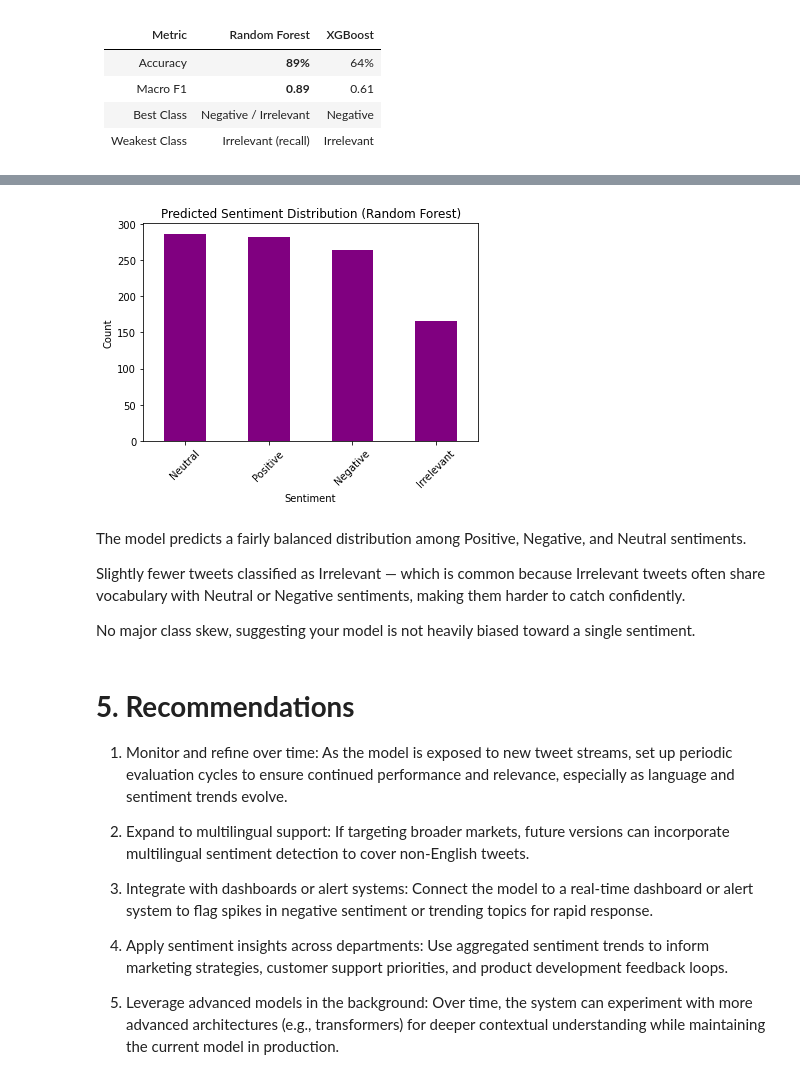
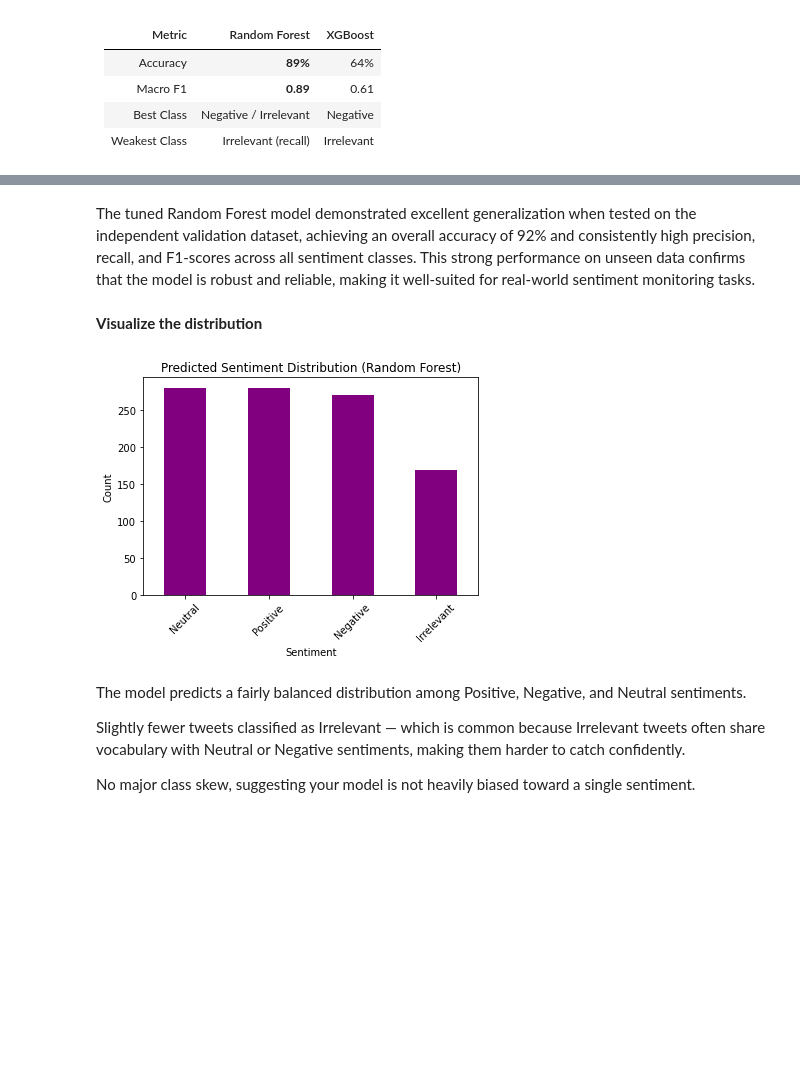
Before and after one commit to Salrahim21/twitter-sentiment-dashboard, a Jupyter notebook: Notebook.ipynb, the cells around one changed output, grey strips where cells are left out. Drawn from its saved outputs; the diff is of its cells as text; code cells hidden in the pictures; blank space fills up the shorter version.

```diff
--- a/Notebook.ipynb
+++ b/Notebook.ipynb
@@ -574,0 +642,7 @@ print("Best parameters:", random_search.best_params_)
+# %%
+# Save the hyperparameter tuned model
+
+import pickle
+
+with open('rf_pipeline_tuned.pkl', 'wb') as f:
+    pickle.dump(best_model, f)
@@ -574,0 +653,21 @@ print("Best parameters:", random_search.best_params_)
+# %%
+# Load tuned Random Forest pipeline
+with open("rf_pipeline_tuned.pkl", "rb") as f:
+    rf_pipeline_tuned = pickle.load(f)
+
+# Load validation dataset
+val_file_path = 'data/twitter_validation.csv'
+val_df = pd.read_csv(val_file_path)
+
+# Predict using the tuned pipeline
+val_rf_tuned_preds = rf_pipeline_tuned.predict(val_df['Text'].astype(str))
+
+# Attach predictions
+val_df['Predicted_Sentiment_RF_Tuned'] = val_rf_tuned_preds
+
+# Evaluate predictions vs true labels
+print("Tuned Random Forest on Validation Set — Classification Report:\n")
+print(classification_report(val_df['Sentiment'], val_df['Predicted_Sentiment_RF_Tuned']))
+
+print("\nTuned Random Forest on Validation Set — Confusion Matrix:\n")
+print(confusion_matrix(val_df['Sentiment'], val_df['Predicted_Sentiment_RF_Tuned']))
@@ -575,29 +695,22 @@ print("Best parameters:", random_search.best_params_)
+# %% [markdown]
+The tuned Random Forest model demonstrated excellent generalization when tested on the independent validation dataset, achieving an overall accuracy of 92% and consistently high precision, recall, and F1-scores across all sentiment classes. This strong performance on unseen data confirms that the model is robust and reliable, making it well-suited for real-world sentiment monitoring tasks.
+# %% [markdown]
+**Visualize the distribution**
 # %%
 
 import matplotlib.pyplot as plt
 
-val_df['Predicted_Sentiment_RF'].value_counts().plot(kind='bar', color='purple')
+val_df['Predicted_Sentiment_RF_Tuned'].value_counts().plot(kind='bar', color='purple')
 plt.title("Predicted Sentiment Distribution (Random Forest)")
 plt.xlabel("Sentiment")
 plt.ylabel("Count")
 plt.xticks(rotation=45)
 plt.show()
 # %% [output]
-[figure, old version]
+[figure, new version]
 # %% [markdown]
 The model predicts a fairly balanced distribution among Positive, Negative, and Neutral sentiments.
 
 Slightly fewer tweets classified as Irrelevant — which is common because Irrelevant tweets often share vocabulary with Neutral or Negative sentiments, making them harder to catch confidently.
 
 No major class skew, suggesting your model is not heavily biased toward a single sentiment.
-# %% [markdown]
-# **5. Recommendations**
-1. Monitor and refine over time: As the model is exposed to new tweet streams, set up periodic evaluation cycles to ensure continued performance and relevance, especially as language and sentiment trends evolve.
-
-2. Expand to multilingual support: If targeting broader markets, future versions can incorporate multilingual sentiment detection to cover non-English tweets.
-
-3. Integrate with dashboards or alert systems: Connect the model to a real-time dashboard or alert system to flag spikes in negative sentiment or trending topics for rapid response.
-
-4. Apply sentiment insights across departments: Use aggregated sentiment trends to inform marketing strategies, customer support priorities, and product development feedback loops.
-
-5. Leverage advanced models in the background: Over time, the system can experiment with more advanced architectures (e.g., transformers) for deeper contextual understanding while maintaining the current model in production.
```
Also changed, not shown: parts of 35 cells of this notebook.
